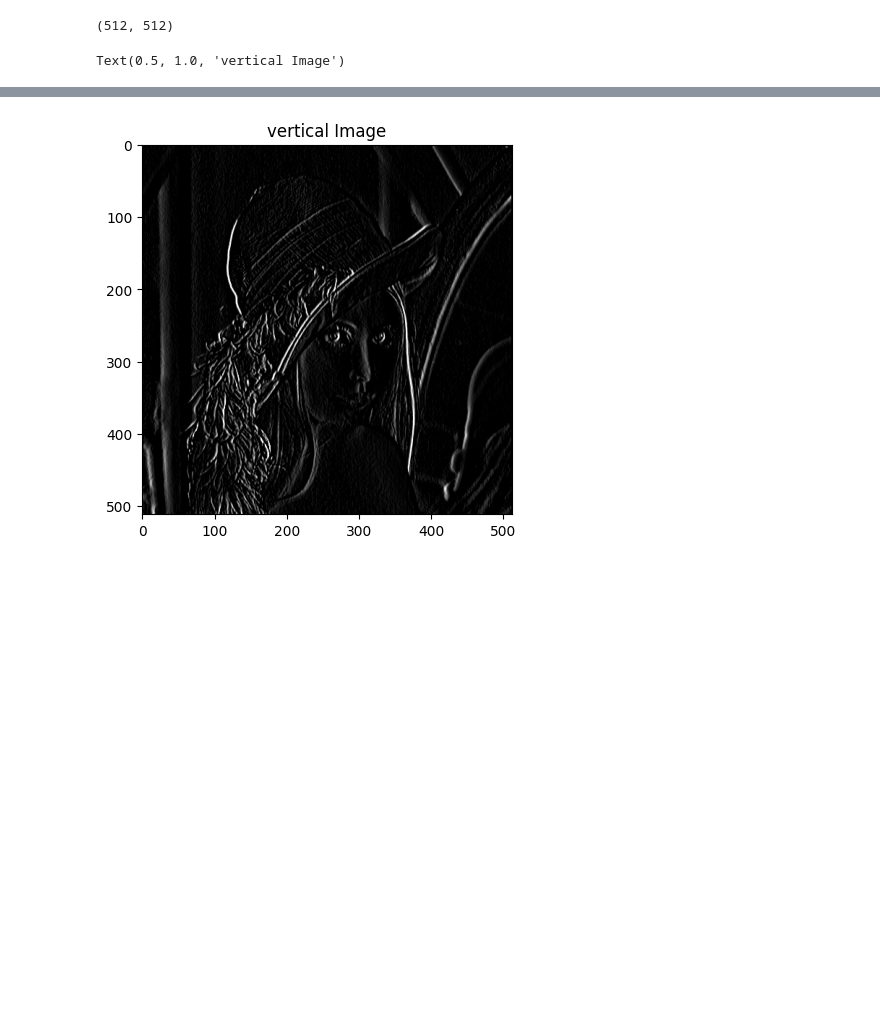
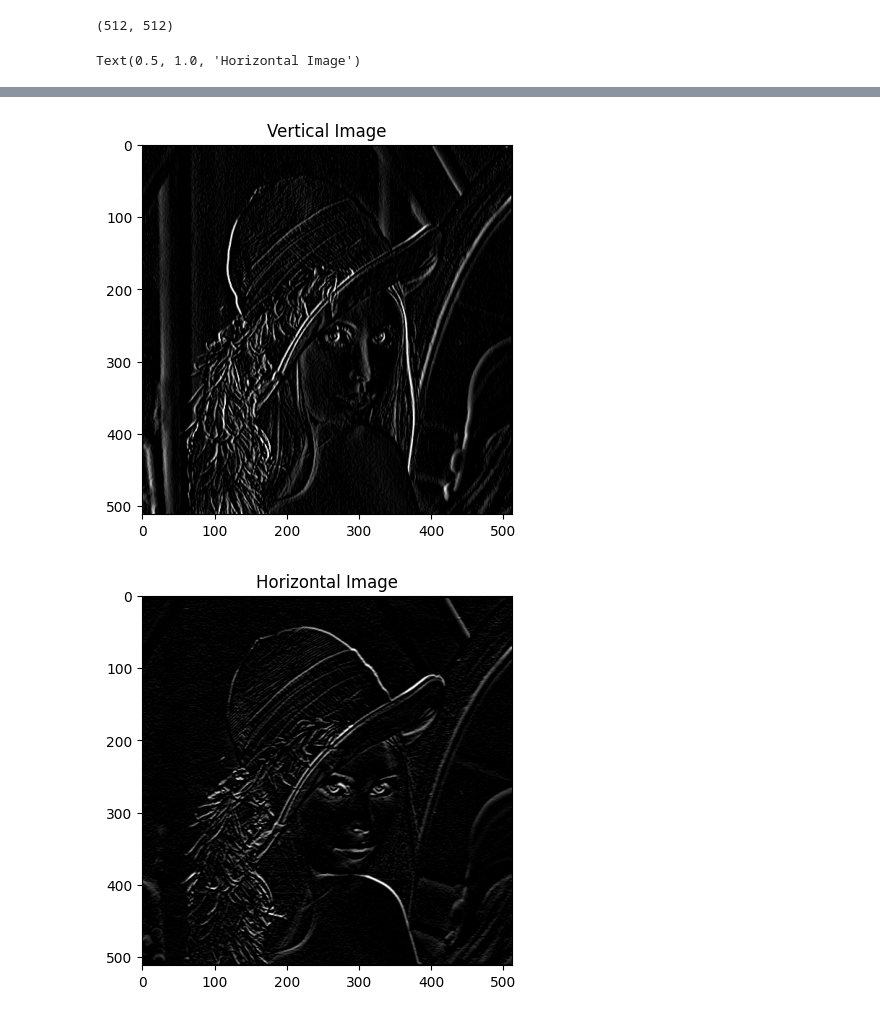
Before and after one commit to UdariAdhikaram/First-project, a Jupyter notebook: Image_Filtering_(Convolution).ipynb, the cells around one changed output, grey strips where cells are left out. Saved outputs shown, nothing was run; the diff lists cells and outputs as text; code cells hidden in the pictures; blank space fills up the shorter version.

```diff
--- a/Image_Filtering_(Convolution).ipynb
+++ b/Image_Filtering_(Convolution).ipynb
@@ -24,16 +24,29 @@ v_kernel = np.array([
     [-1, 0, 1],
     [-1, 0, 1],
 ])
+
+h_kernel = np.array([
+    [-1, -1, -1],
+    [0, 0, 0],
+    [1, 1, 1],
+])
 # %%
 v_image = cv2.filter2D(im, -1, v_kernel)
+
+h_image = cv2.filter2D(im, -1, h_kernel)
 # %%
 plt.imshow(im, cmap= 'gray')
 plt.title('Original Image')
 
 plt.figure()
 plt.imshow(v_image, cmap='gray')
 plt.title('Vertical Image')
+
+plt.figure()
+plt.imshow(h_image, cmap='gray')
+plt.title('Horizontal Image')
 # %% [output]
-Text(0.5, 1.0, 'vertical Image')
+Text(0.5, 1.0, 'Horizontal Image')
 [figure]
 [figure]
+[figure, added]
```
